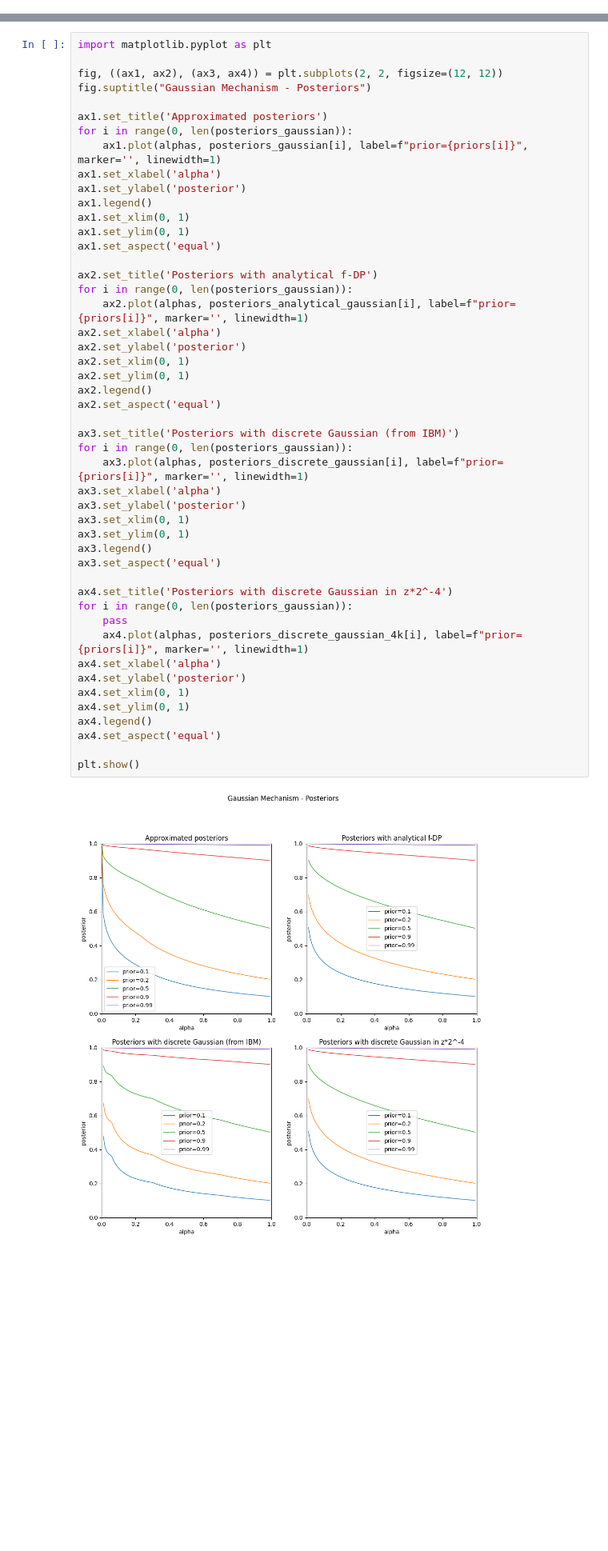
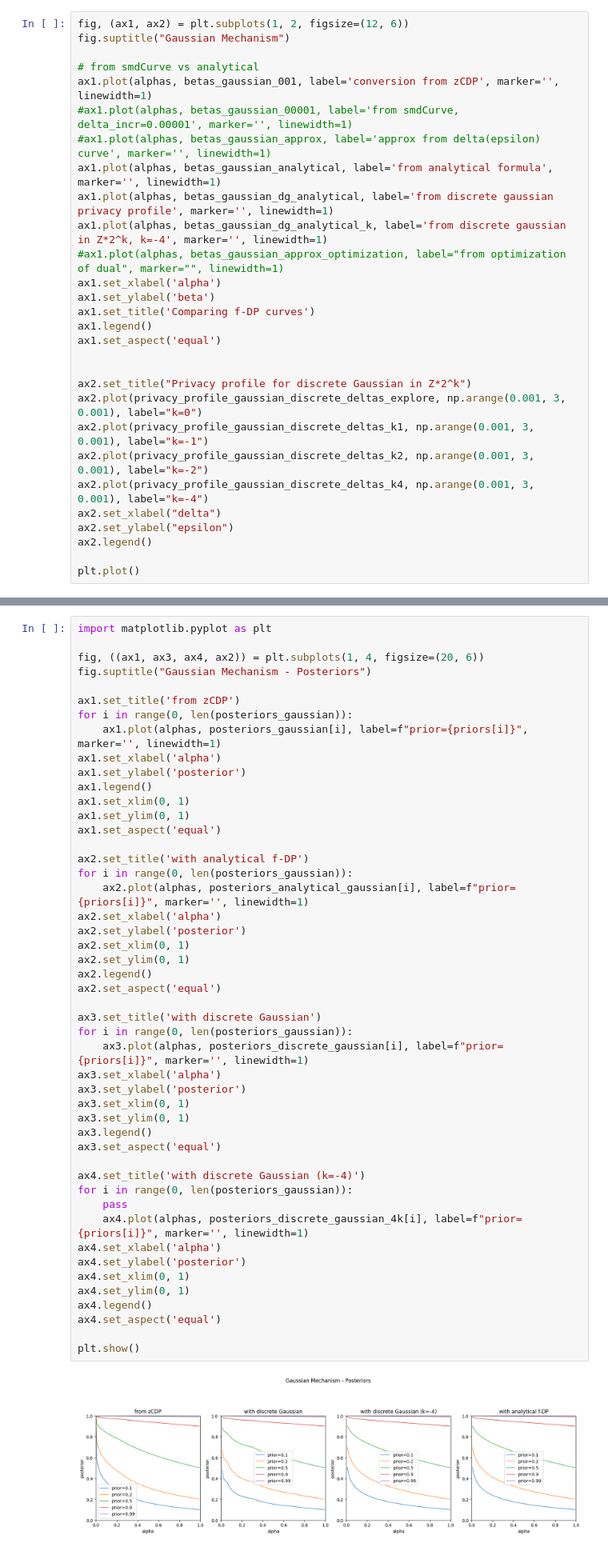
Before and after one commit to damienbfs/opendp-relative-risk, a Jupyter notebook: distances.ipynb, the cells around one changed output, grey strips where cells are left out. Shown at 80% size. Cells and saved outputs as stored; diff of their text form; blank space fills up the shorter version.

```diff
--- a/distances.ipynb
+++ b/distances.ipynb
@@ -208,0 +189,29 @@ plt.plot()
+# %%
+fig, (ax1, ax2) = plt.subplots(1, 2, figsize=(12, 6))
+fig.suptitle("Gaussian Mechanism")
+
+# from smdCurve vs analytical
+ax1.plot(alphas, betas_gaussian_001, label='conversion from zCDP', marker='', linewidth=1)
+#ax1.plot(alphas, betas_gaussian_00001, label='from smdCurve, delta_incr=0.00001', marker='', linewidth=1)
+#ax1.plot(alphas, betas_gaussian_approx, label='approx from delta(epsilon) curve', marker='', linewidth=1)
+ax1.plot(alphas, betas_gaussian_analytical, label='from analytical formula', marker='', linewidth=1)
+ax1.plot(alphas, betas_gaussian_dg_analytical, label='from discrete gaussian privacy profile', marker='', linewidth=1)
+ax1.plot(alphas, betas_gaussian_dg_analytical_k, label='from discrete gaussian in Z*2^k, k=-4', marker='', linewidth=1)
+#ax1.plot(alphas, betas_gaussian_approx_optimization, label="from optimization of dual", marker="", linewidth=1)
+ax1.set_xlabel('alpha')
+ax1.set_ylabel('beta')
+ax1.set_title('Comparing f-DP curves')
+ax1.legend()
+ax1.set_aspect('equal')
+
+
+ax2.set_title("Privacy profile for discrete Gaussian in Z*2^k")
+ax2.plot(privacy_profile_gaussian_discrete_deltas_explore, np.arange(0.001, 3, 0.001), label="k=0")
+ax2.plot(privacy_profile_gaussian_discrete_deltas_k1, np.arange(0.001, 3, 0.001), label="k=-1")
+ax2.plot(privacy_profile_gaussian_discrete_deltas_k2, np.arange(0.001, 3, 0.001), label="k=-2")
+ax2.plot(privacy_profile_gaussian_discrete_deltas_k4, np.arange(0.001, 3, 0.001), label="k=-4")
+ax2.set_xlabel("delta")
+ax2.set_ylabel("epsilon")
+ax2.legend()
+
+plt.plot()
@@ -238,10 +250,10 @@ for prior in priors:
 # %%
 import matplotlib.pyplot as plt
 
-fig, ((ax1, ax2), (ax3, ax4)) = plt.subplots(2, 2, figsize=(12, 12))
+fig, ((ax1, ax3, ax4, ax2)) = plt.subplots(1, 4, figsize=(20, 6))
 fig.suptitle("Gaussian Mechanism - Posteriors")
 
-ax1.set_title('Approximated posteriors')
+ax1.set_title('from zCDP')
 for i in range(0, len(posteriors_gaussian)):
     ax1.plot(alphas, posteriors_gaussian[i], label=f"prior={priors[i]}", marker='', linewidth=1)
 ax1.set_xlabel('alpha')
@@ -251,40 +263,40 @@ ax1.set_xlim(0, 1)
 ax1.set_ylim(0, 1)
 ax1.set_aspect('equal')
 
-ax2.set_title('Posteriors with analytical f-DP')
+ax2.set_title('with analytical f-DP')
 for i in range(0, len(posteriors_gaussian)):
     ax2.plot(alphas, posteriors_analytical_gaussian[i], label=f"prior={priors[i]}", marker='', linewidth=1)
 ax2.set_xlabel('alpha')
 ax2.set_ylabel('posterior')
 ax2.set_xlim(0, 1)
 ax2.set_ylim(0, 1)
 ax2.legend()
 ax2.set_aspect('equal')
 
-ax3.set_title('Posteriors with discrete Gaussian (from IBM)')
+ax3.set_title('with discrete Gaussian')
 for i in range(0, len(posteriors_gaussian)):
     ax3.plot(alphas, posteriors_discrete_gaussian[i], label=f"prior={priors[i]}", marker='', linewidth=1)
 ax3.set_xlabel('alpha')
 ax3.set_ylabel('posterior')
 ax3.set_xlim(0, 1)
 ax3.set_ylim(0, 1)
 ax3.legend()
 ax3.set_aspect('equal')
 
-ax4.set_title('Posteriors with discrete Gaussian in z*2^-4')
+ax4.set_title('with discrete Gaussian (k=-4)')
 for i in range(0, len(posteriors_gaussian)):
     pass
     ax4.plot(alphas, posteriors_discrete_gaussian_4k[i], label=f"prior={priors[i]}", marker='', linewidth=1)
 ax4.set_xlabel('alpha')
 ax4.set_ylabel('posterior')
 ax4.set_xlim(0, 1)
 ax4.set_ylim(0, 1)
 ax4.legend()
 ax4.set_aspect('equal')
 
 plt.show()
 # %% [output]
-[figure, old version]
+[figure, new version]
 # %% [markdown]
 Relative risk:
 - Relative risk: $relrisk = \frac{prior}{posterior}$
```
Also changed, not shown: parts of 12 cells of this notebook, 5 other files.
